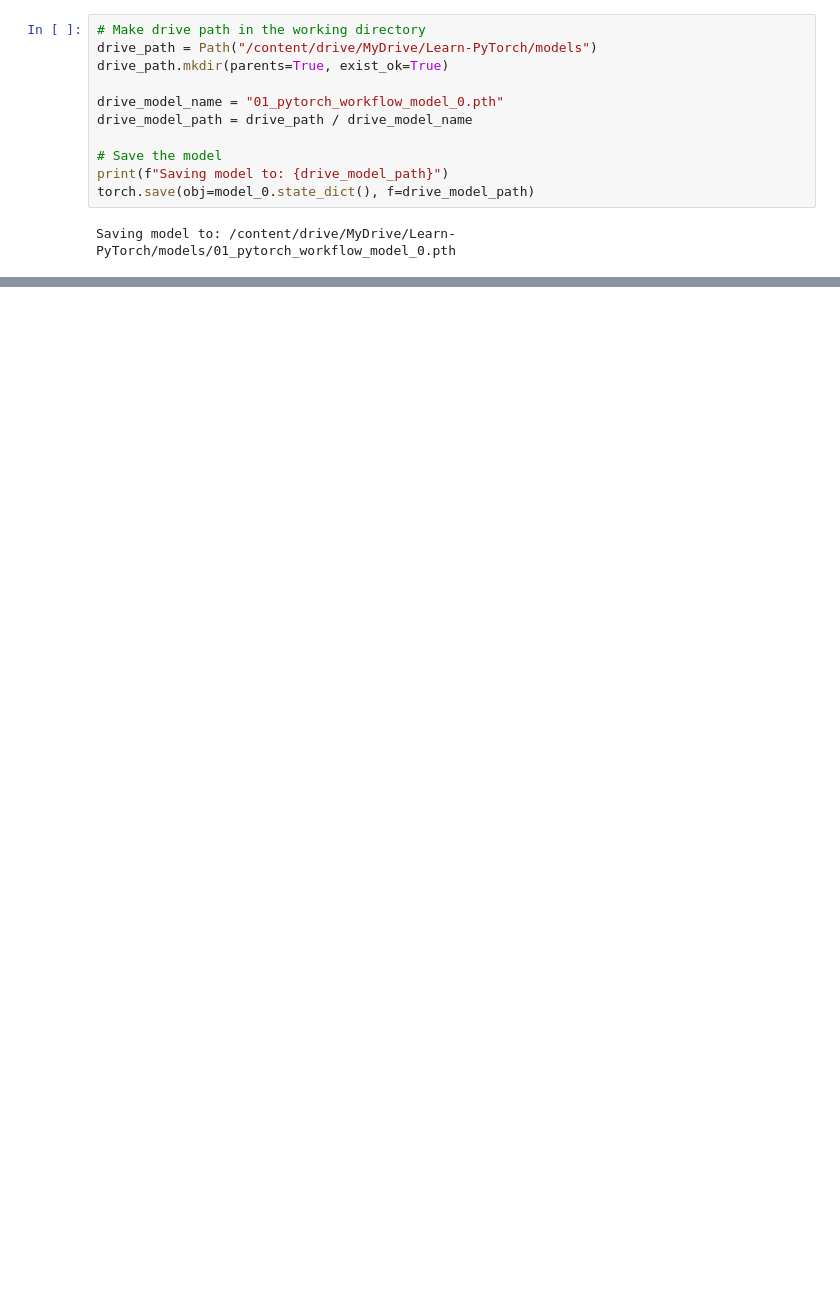
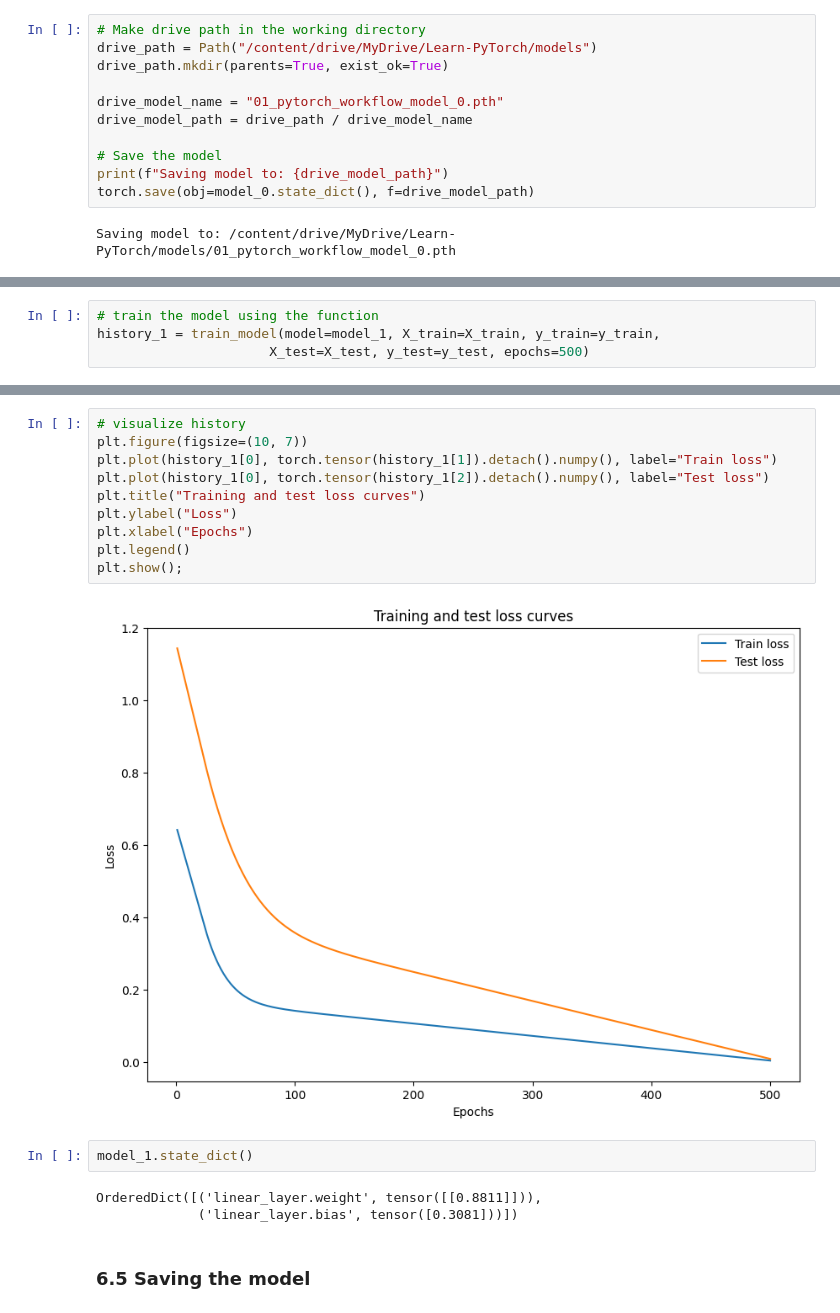
Before and after one commit to Khey17/100-Days-Of-ML-Code, a Jupyter notebook: Learn-PyTorch/01_PyTorch_WorkFlow.ipynb, the cells around one changed output, grey strips where cells are left out. Cells and saved outputs as stored; diff of their text form; blank space fills up the shorter version.

```diff
--- a/Learn-PyTorch/01_PyTorch_WorkFlow.ipynb
+++ b/Learn-PyTorch/01_PyTorch_WorkFlow.ipynb
@@ -475,0 +732,4 @@ Saving model to: /content/drive/MyDrive/Learn-PyTorch/models/01_pytorch_workflow
+# %%
+# train the model using the function
+history_1 = train_model(model=model_1, X_train=X_train, y_train=y_train,
+                      X_test=X_test, y_test=y_test, epochs=500)
@@ -475,0 +762,19 @@ Saving model to: /content/drive/MyDrive/Learn-PyTorch/models/01_pytorch_workflow
+# %%
+# visualize history
+plt.figure(figsize=(10, 7))
+plt.plot(history_1[0], torch.tensor(history_1[1]).detach().numpy(), label="Train loss")
+plt.plot(history_1[0], torch.tensor(history_1[2]).detach().numpy(), label="Test loss")
+plt.title("Training and test loss curves")
+plt.ylabel("Loss")
+plt.xlabel("Epochs")
+plt.legend()
+plt.show();
+# %% [output]
+[figure, added]
+# %%
+model_1.state_dict()
+# %% [output]
+OrderedDict([('linear_layer.weight', tensor([[0.8811]])),
+             ('linear_layer.bias', tensor([0.3081]))])
+# %% [markdown]
+### 6.5 Saving the model
```
Also changed, not shown: parts of 28 cells of this notebook.
